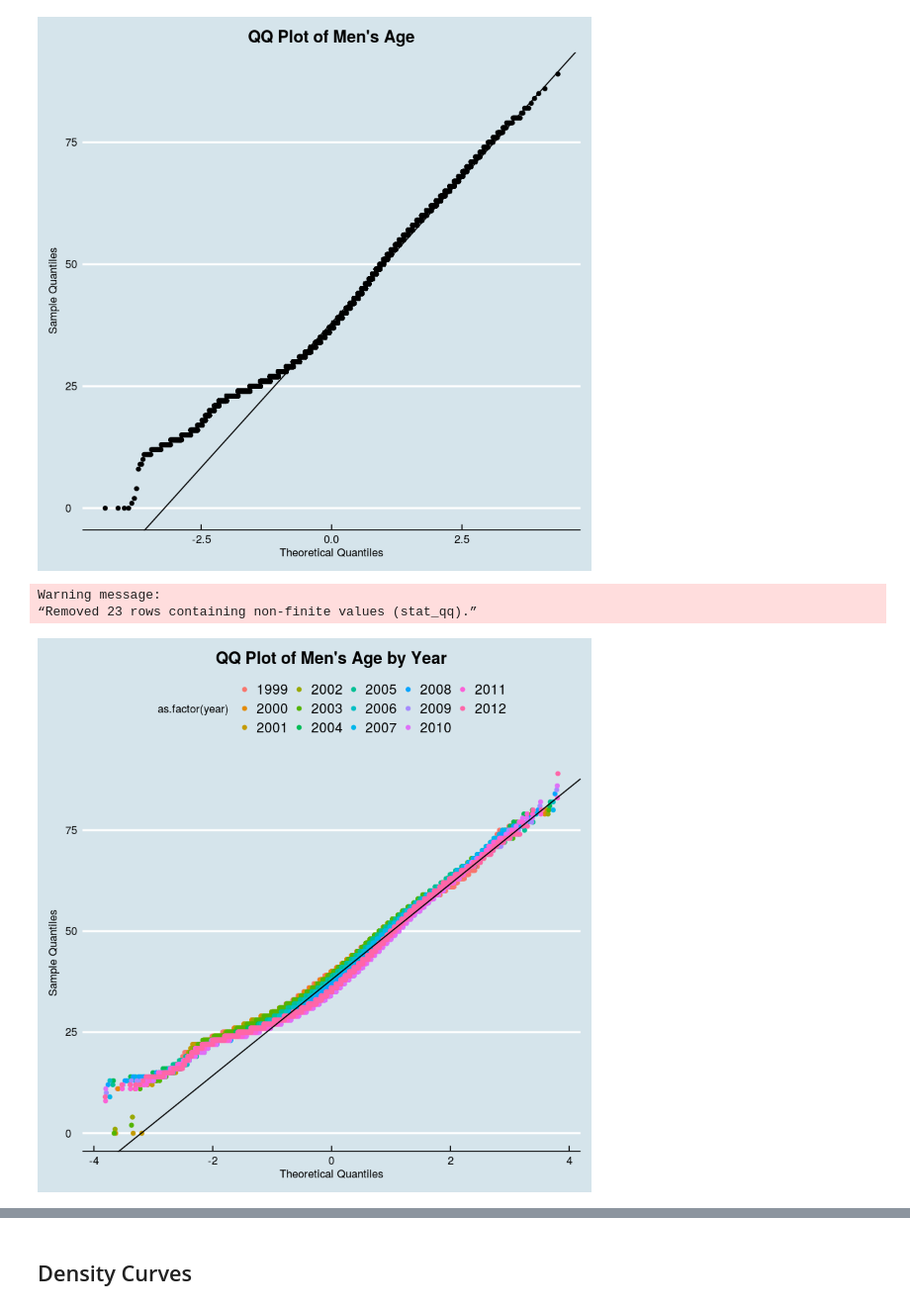
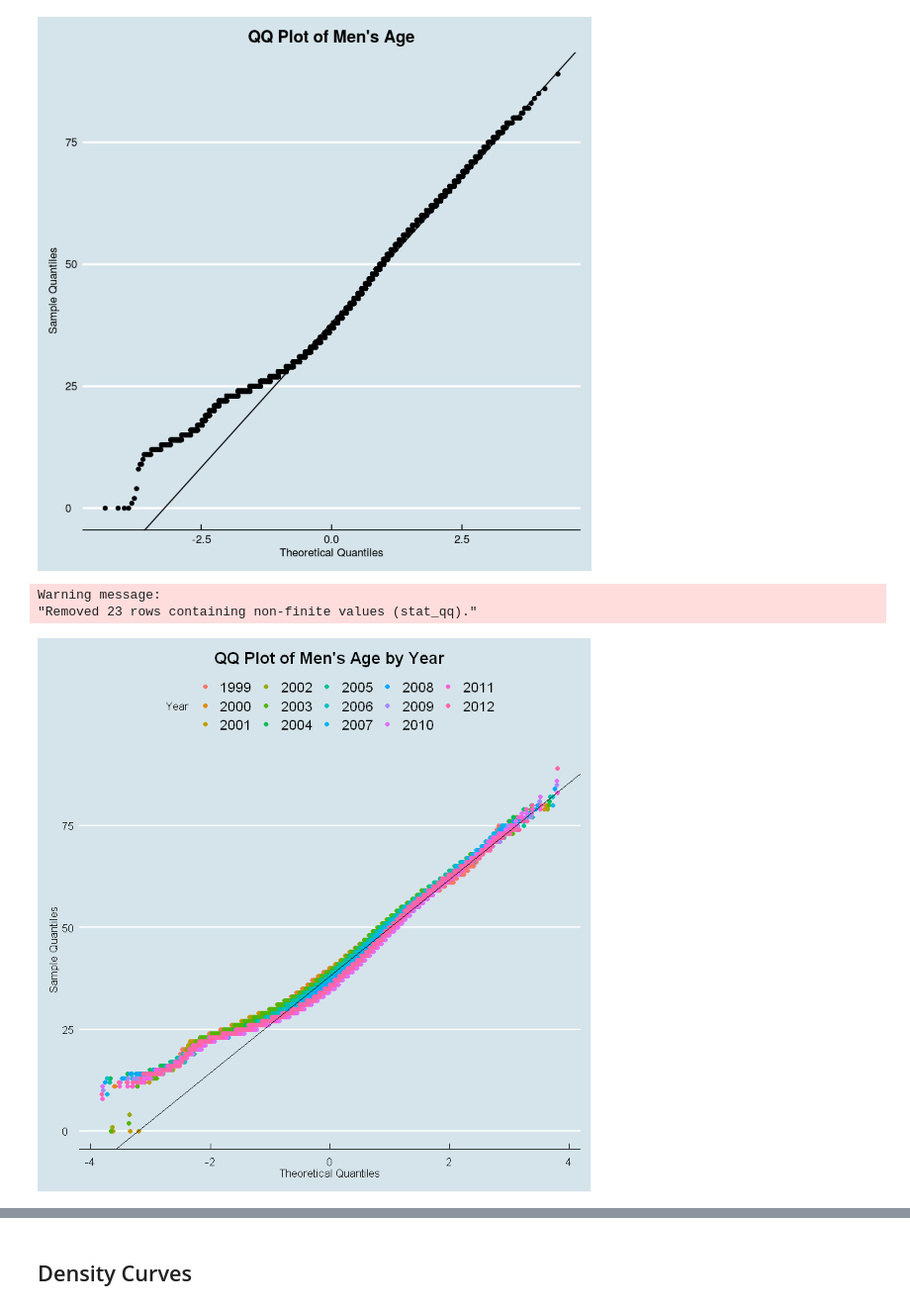
Before and after one commit to CaseyRMartinez/QTW_CaseStudies, a Jupyter notebook: CaseStudy2/KThomas_CS2.ipynb, the cells around one changed output, grey strips where cells are left out. Shown at 99% size. Saved outputs shown, nothing was run; the diff lists cells and outputs as text; code cells hidden in the pictures.

Commit message:
add one plot

```diff
--- a/CaseStudy2/KThomas_CS2.ipynb
+++ b/CaseStudy2/KThomas_CS2.ipynb
@@ -67,24 +113,24 @@ Warning message:
 # %%
 y = quantile(cbMen$age[!is.na(cbMen$age)], c(0.25, 0.75))
 x = qnorm(c(0.25, 0.75))
 
 slope = diff(y)/diff(x)
 int = y[1L] - slope * x[1L]
+Year = as.factor(cbMen$year)
 
-
-p = qplot(sample=age, data=cbMen, color=as.factor(year)) +
+p = qplot(sample=age, data=cbMen, color=Year) +
 geom_abline(slope = slope, intercept = int) +
 ggtitle("QQ Plot of Men's Age by Year") +
 xlab("Theoretical Quantiles") +
 ylab("Sample Quantiles") +
 theme_economist() +
 theme(plot.title = element_text(hjust = 0.5))
 
 p
 # %% [output]
 Warning message:
-“Removed 23 rows containing non-finite values (stat_qq).”
+"Removed 23 rows containing non-finite values (stat_qq)."
-[figure, old version]
+[figure, new version]
 # %%
 # Make a pretty plot
 y = quantile(cbMen$age[!is.na(cbMen$age)], c(0.25, 0.75))
```
Also changed, not shown: parts of 8 cells of this notebook.
